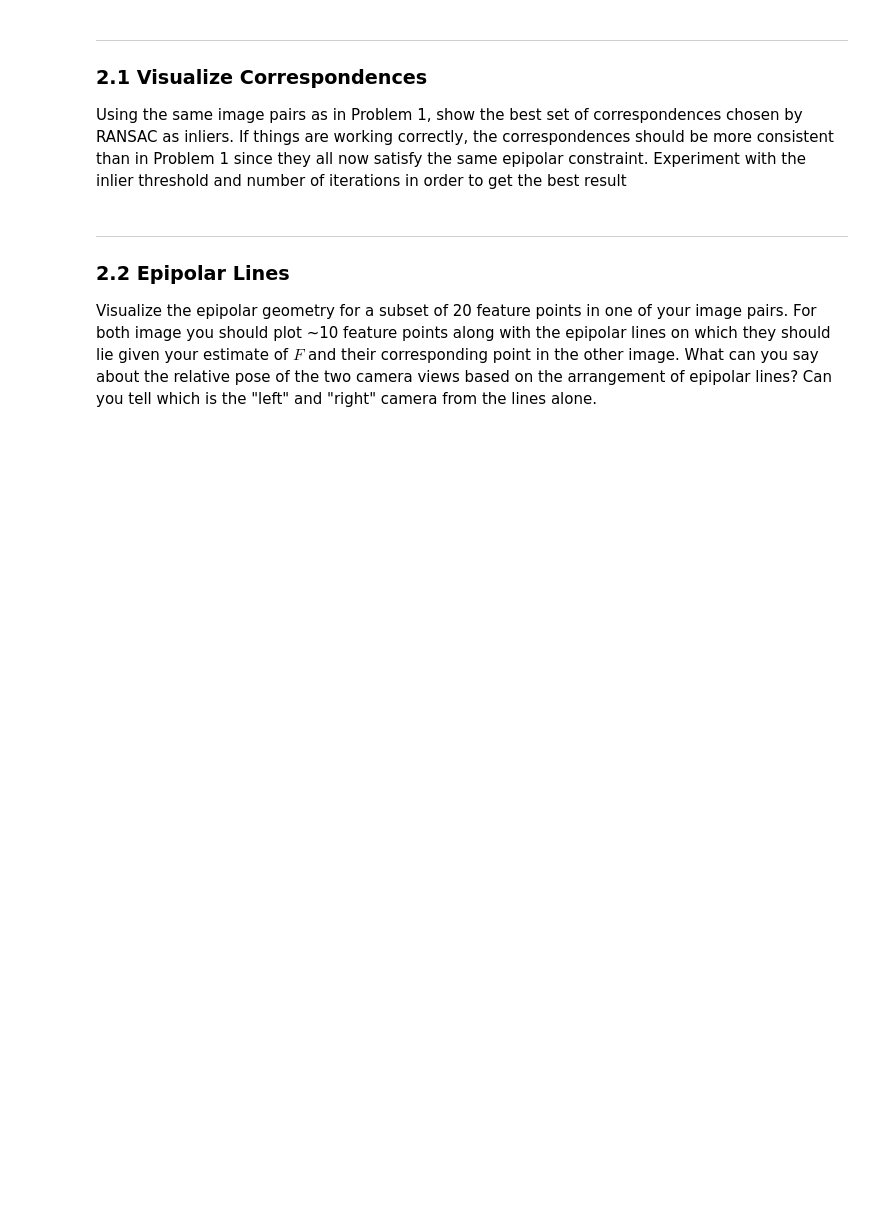
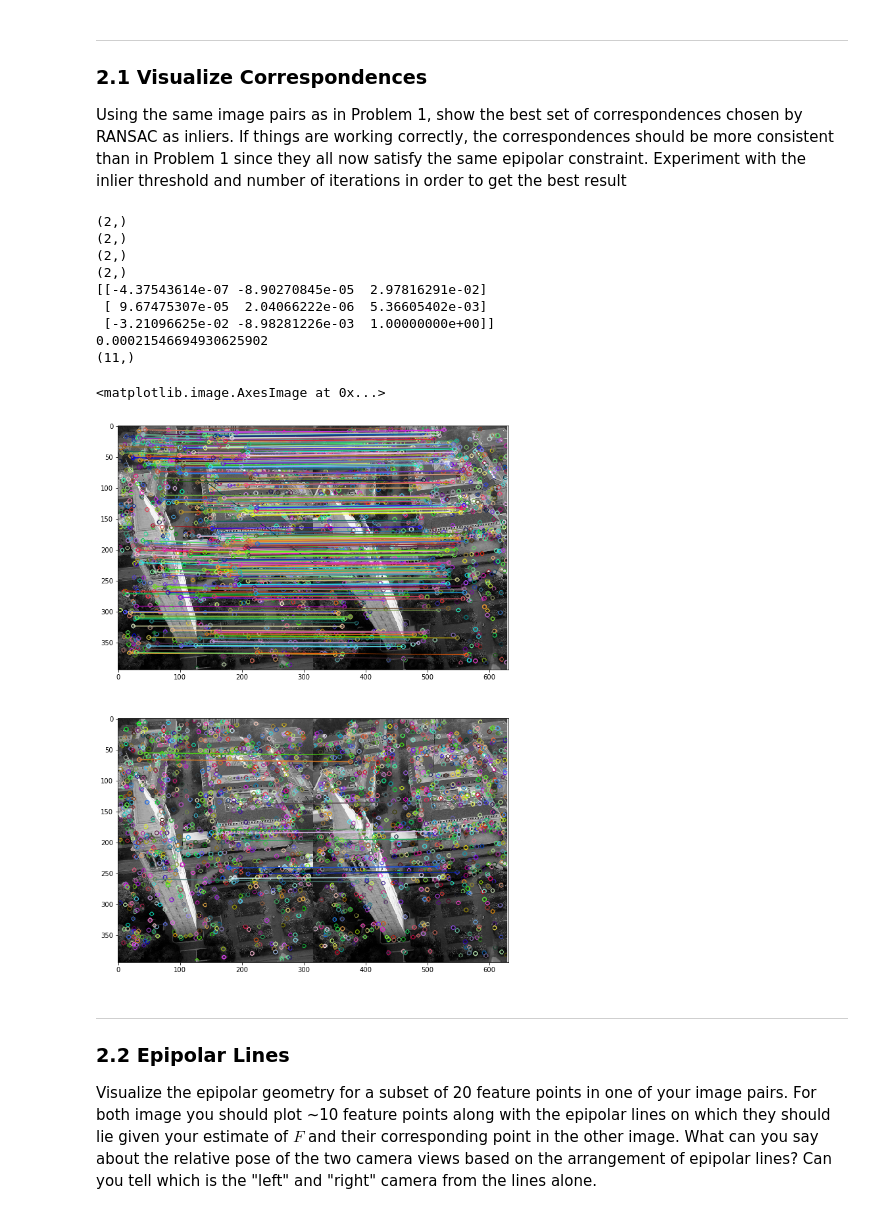
Before and after one commit to SIGUSRz/LightGeo, a Jupyter notebook: HW2/assignment2.ipynb, the cells around one changed output. Cells and saved outputs as stored; diff of their text form; code cells hidden in the pictures; blank space fills up the shorter version.

```diff
--- a/HW2/assignment2.ipynb
+++ b/HW2/assignment2.ipynb
@@ -149,3 +333,10 @@ def fitFudamental(pts2L,pts2R):
 #  where you know what the "true" F matrix is. You can do this by generating points
 #  from two views using the project function from Assignment #1.
 #
+F, err = fitFundamental(pts2L, pts2R)
+# F, err = fitFundamental(pts1, pts2)
+print(F.T)
+print(err)
+Fc, mask = cv2.findFundamentalMat(pts2L.T, pts2R.T, cv2.FM_RANSAC)
+# Fc, mask = cv2.findFundamentalMat(pts1.T, pts2.T, cv2.FM_RANSAC)
+print(Fc)
@@ -193,6 +442,33 @@ def fitFundamentalRANSAC(pts2L,pts2R,thresh,niter):
 Using the same image pairs as in Problem 1, show the best set of correspondences chosen by RANSAC as
 inliers. If things are working correctly, the correspondences should be more consistent than in Problem 1 since
 they all now satisfy the same epipolar constraint. Experiment with the inlier threshold and number of iterations in order to get the best result
+# %%
+img1 = loadGray('data/E.jpg')
+img2 = loadGray('data/F.jpg')
+pts1, pts2, pairs, kp1, kp2 = getMatches(img1, img2)
+pairs = np.array(pairs)
+F, inliers, fiterror = fitFundamentalRANSAC(pts1, pts2, 1e-6, 5000)
+print(F)
+print(fiterror)
+print(inliers.shape)
+img3 = cv2.drawMatchesKnn(img1, kp1, img2, kp2, pairs[:300], None)
+plt.subplot(2, 1, 1)
+plt.imshow(img3)
+img4 = cv2.drawMatchesKnn(img1, kp1, img2, kp2, pairs[inliers], None)
+plt.subplot(2, 1, 2)
+plt.imshow(img4)
+# %% [output]
+(2,)
+(2,)
+(2,)
+(2,)
+[[-4.37543614e-07 -8.90270845e-05  2.97816291e-02]
+ [ 9.67475307e-05  2.04066222e-06  5.36605402e-03]
+ [-3.21096625e-02 -8.98281226e-03  1.00000000e+00]]
+0.00021546694930625902
+(11,)
+<matplotlib.image.AxesImage at 0x...>
+[figure, added]
 # %% [markdown]
 ***
 ### 2.2  Epipolar Lines
```
Also changed, not shown: parts of 19 cells of this notebook, 13 other files.
